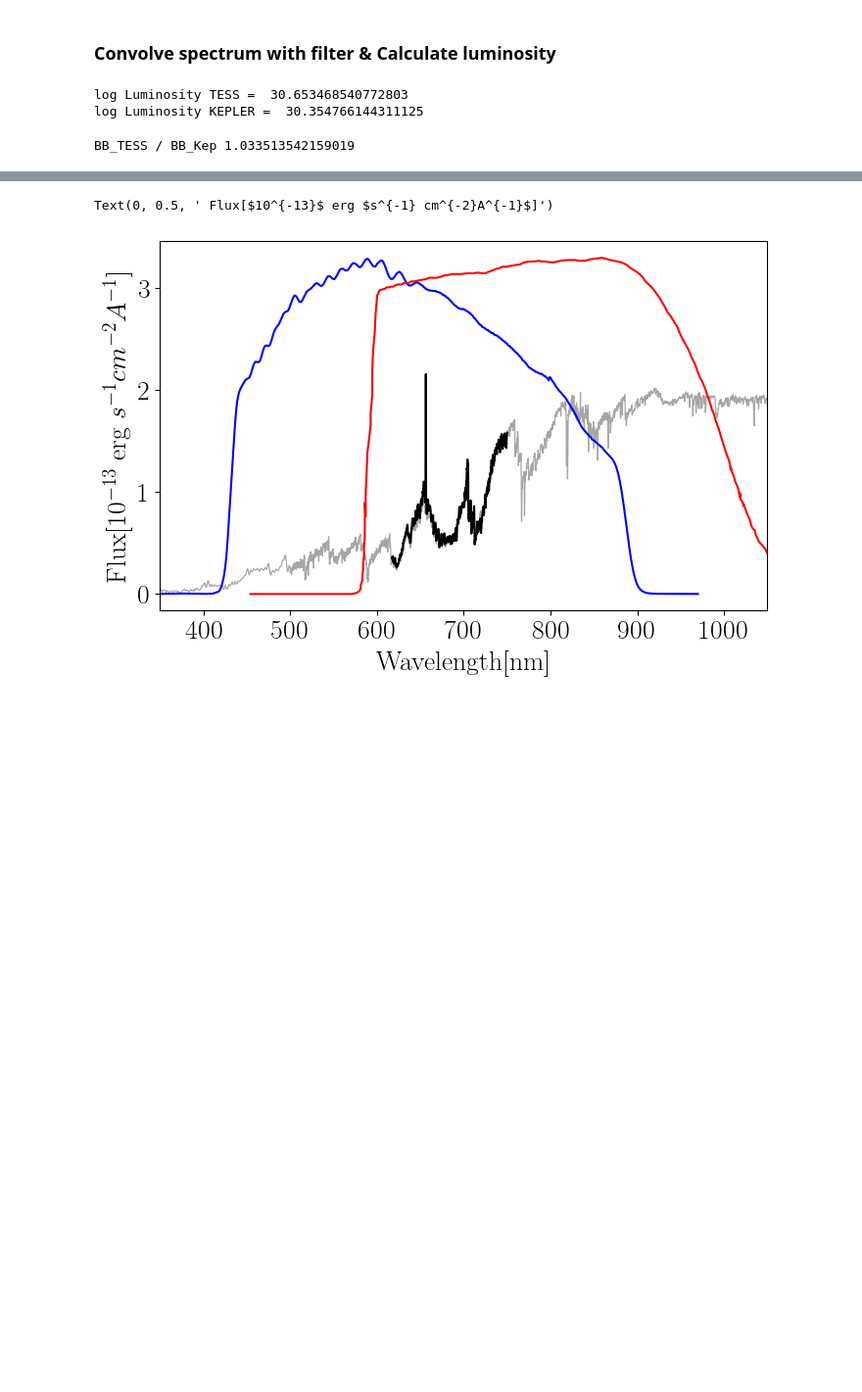
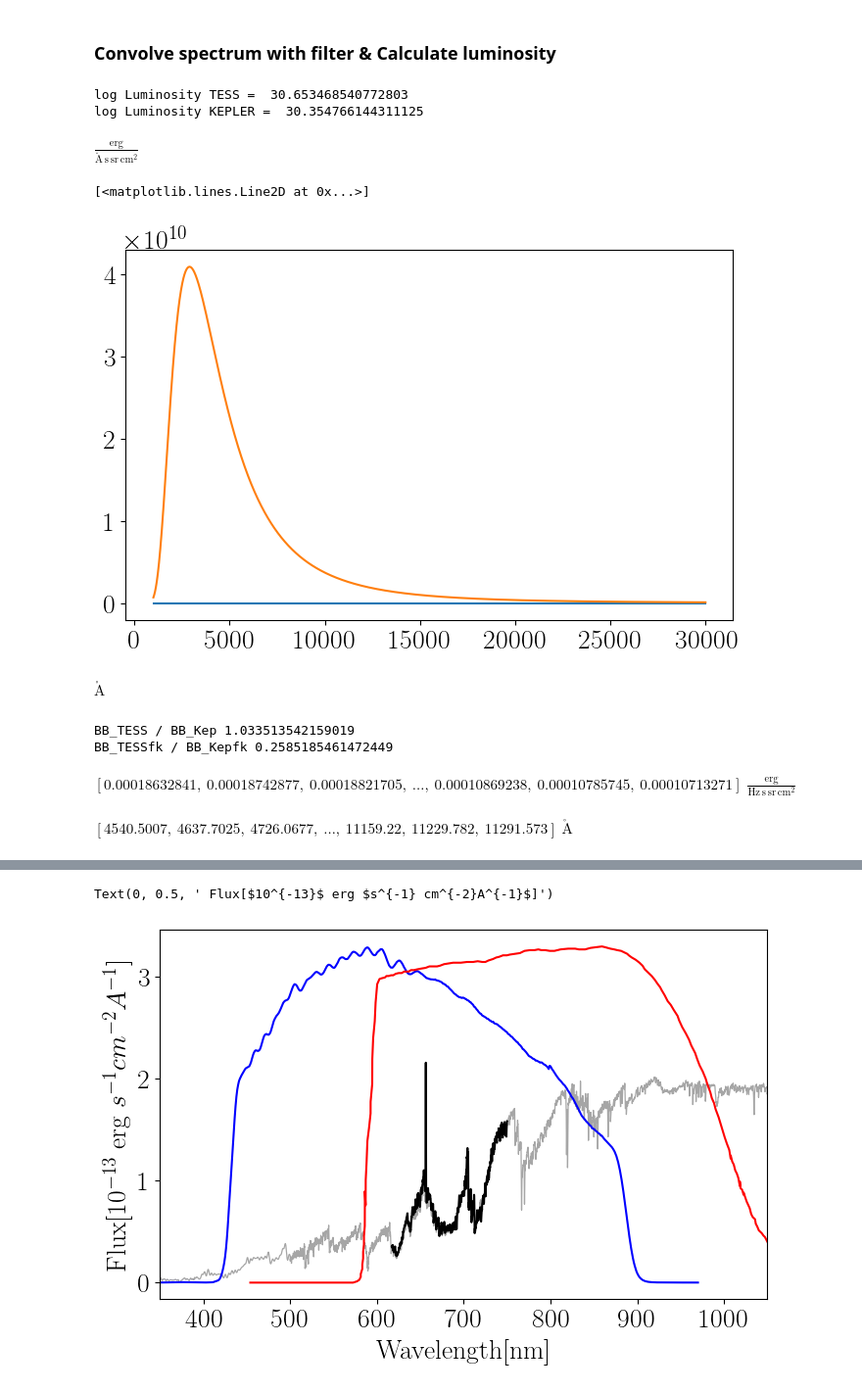
Before and after one commit to lupitatovar/De-Colores, a Jupyter notebook: Convolved_Bandpasses.ipynb, the cells around one changed output, grey strips where cells are left out. Shown at 98% size. Saved outputs shown, nothing was run; the diff lists cells and outputs as text; code cells hidden in the pictures; blank space fills up the shorter version.

```diff
--- a/Convolved_Bandpasses.ipynb
+++ b/Convolved_Bandpasses.ipynb
@@ -241,7 +225,44 @@ bb = BlackBody(temperature=10000*u.K)
+# %%
+ang_units = u.erg / (u.cm ** 2 * u.s * u.AA * u.sr)
+# %%
+ang_units
+# %% [output]
+$\mathrm{\frac{erg}{\mathring{A}\,s\,sr\,cm^{2}}}$
+# %%
+from astropy.modeling.models import BlackBody
+from astropy import units as u
+temperature=10000*u.K
+bb = BlackBody(temperature=temperature) #if you change units on scale it changes results of bb in each filter curve
+
+#with a bb scale of 10000 we got a 1.6 flux ratio, for a 60% diff
+#with a bb scale of 1 we get the same ; a 1.6 flux ratio, for a 60% diff
+#without setting a scale we get the wrong units but Flux Ratio: 1.026447822408214;log Flux Ratio: 0.011336877704532924
+#which is closer to the 2% change we see with isochrone analysis
+
+bb2 = BlackBody(temperature=temperature,scale=1000*ang_units)
+# %%
+wavelengths = np.logspace(np.log10(1000), np.log10(3e4), num=1000) * u.AA
+bb_result1 = bb(wavelengths)
+bb_result2 = bb2(wavelengths)
+# %%
+plt.plot(wavelengths,bb_result1)
+plt.plot(wavelengths,bb_result2)
+# %% [output]
+[<matplotlib.lines.Line2D at 0x...>]
+[figure, added]
+# %%
+u.Angstrom
+# %% [output]
+$\mathrm{\mathring{A}}$
 # %%
 bb10_tess = bb(m4_wave_tlim)
 bb10_kep = bb(m4_wave_klim)
 
+bb_tessfk = bb(tessfk_wave*u.AA) #use these
+bb_kepfk = bb(kepfk_wave*u.AA)
+
 print( 'BB_TESS / BB_Kep', np.sum(bb10_tess) / np.sum(bb10_kep))
+print( 'BB_TESSfk / BB_Kepfk', np.sum(bb_tessfk) / np.sum(bb_kepfk))
 # %% [output]
 BB_TESS / BB_Kep 1.033513542159019
+BB_TESSfk / BB_Kepfk 0.2585185461472449
@@ -248,3 +271,11 @@ BB_TESS / BB_Kep 1.033513542159019
+# %%
+bb_tessfk
+# %% [output]
+$[0.00018632841,~0.00018742877,~0.00018821705,~\dots,~0.00010869238,~0.00010785745,~0.00010713271] \; \mathrm{\frac{erg}{Hz\,s\,sr\,cm^{2}}}$
+# %%
+tessfk_wave*u.Angstrom
+# %% [output]
+$[4540.5007,~4637.7025,~4726.0677,~\dots,~11159.22,~11229.782,~11291.573] \; \mathrm{\mathring{A}}$
 # %%
 #plt.plot(bb10_kep,m4_flux_klim)
 #plt.plot(bb10_tess,m4_flux_tlim)
```
Also changed, not shown: parts of 117 cells of this notebook, 12 other files.
